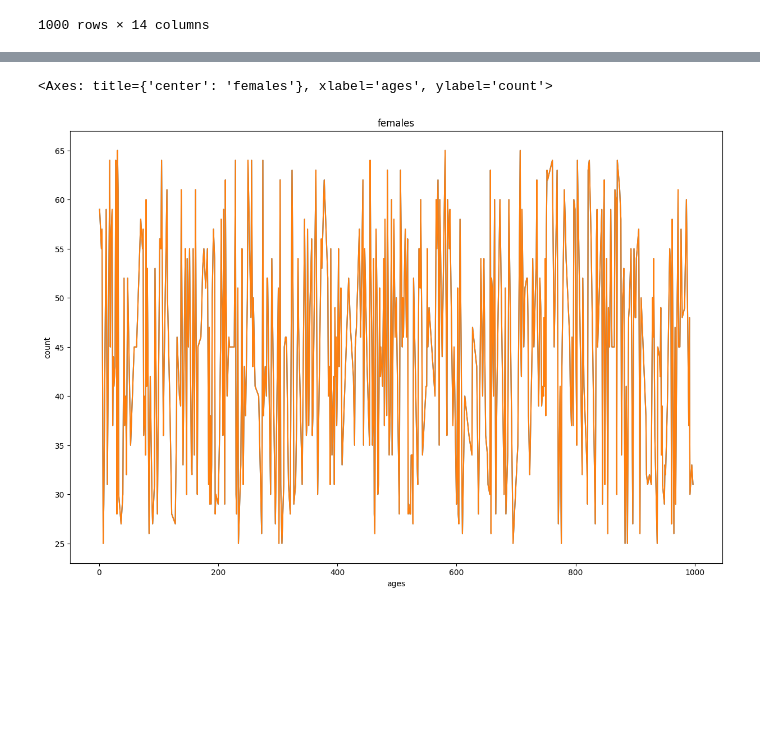
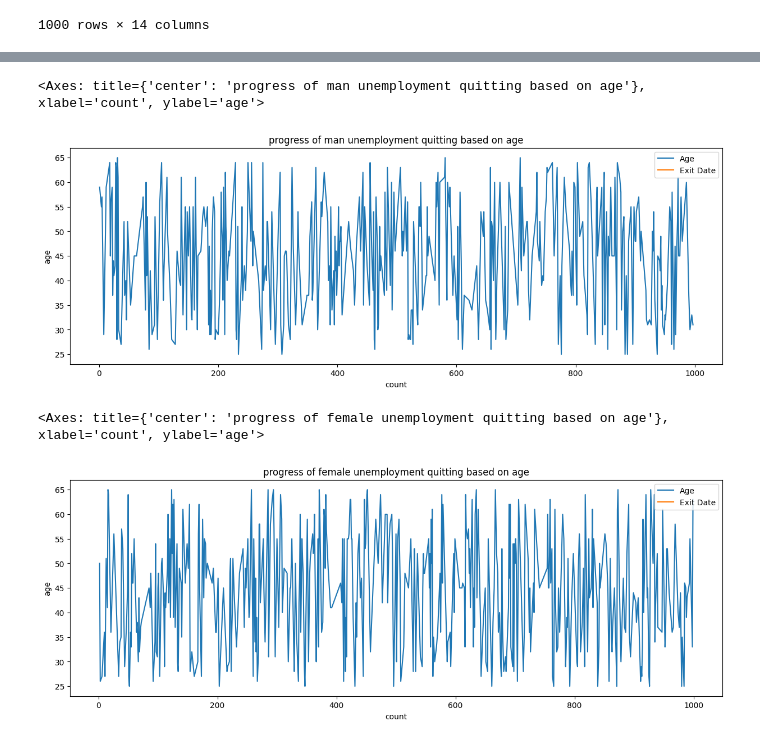
Before and after one commit to MortadhaHouch/data-analysis-getting-started, a Jupyter notebook: data_analysis.ipynb, the cells around one changed output, grey strips where cells are left out. Cells and saved outputs as stored; diff of their text form; code cells hidden in the pictures; blank space fills up the shorter version.

```diff
--- a/data_analysis.ipynb
+++ b/data_analysis.ipynb
@@ -101,6 +51,12 @@ plt.grid(True)
-# %%
-female_ages.plot(xlabel="ages",ylabel="count",title="males",figsize=(15,10))
-male_ages.plot(xlabel="ages",ylabel="count",title="females",figsize=(15,10))
-# %% [output]
-<Axes: title={'center': 'females'}, xlabel='ages', ylabel='count'>
-[figure, removed]
+# %%
+males_still_working = males[males["Exit Date"].isna()].groupby("Hire Date")
+males_still_working.head().plot(xlabel="count",ylabel="age",title="progress of man unemployment quitting based on age",figsize=(15,5))
+# %% [output]
+<Axes: title={'center': 'progress of man unemployment quitting based on age'}, xlabel='count', ylabel='age'>
+[figure, added]
+# %%
+females_still_working = females[females["Exit Date"].isna()].groupby("Hire Date")
+females_still_working.head().plot(xlabel="count",ylabel="age",title="progress of female unemployment quitting based on age",figsize=(15,5))
+# %% [output]
+<Axes: title={'center': 'progress of female unemployment quitting based on age'}, xlabel='count', ylabel='age'>
+[figure, added]
```
Also changed, not shown: parts of 13 cells of this notebook, 1 other file.
